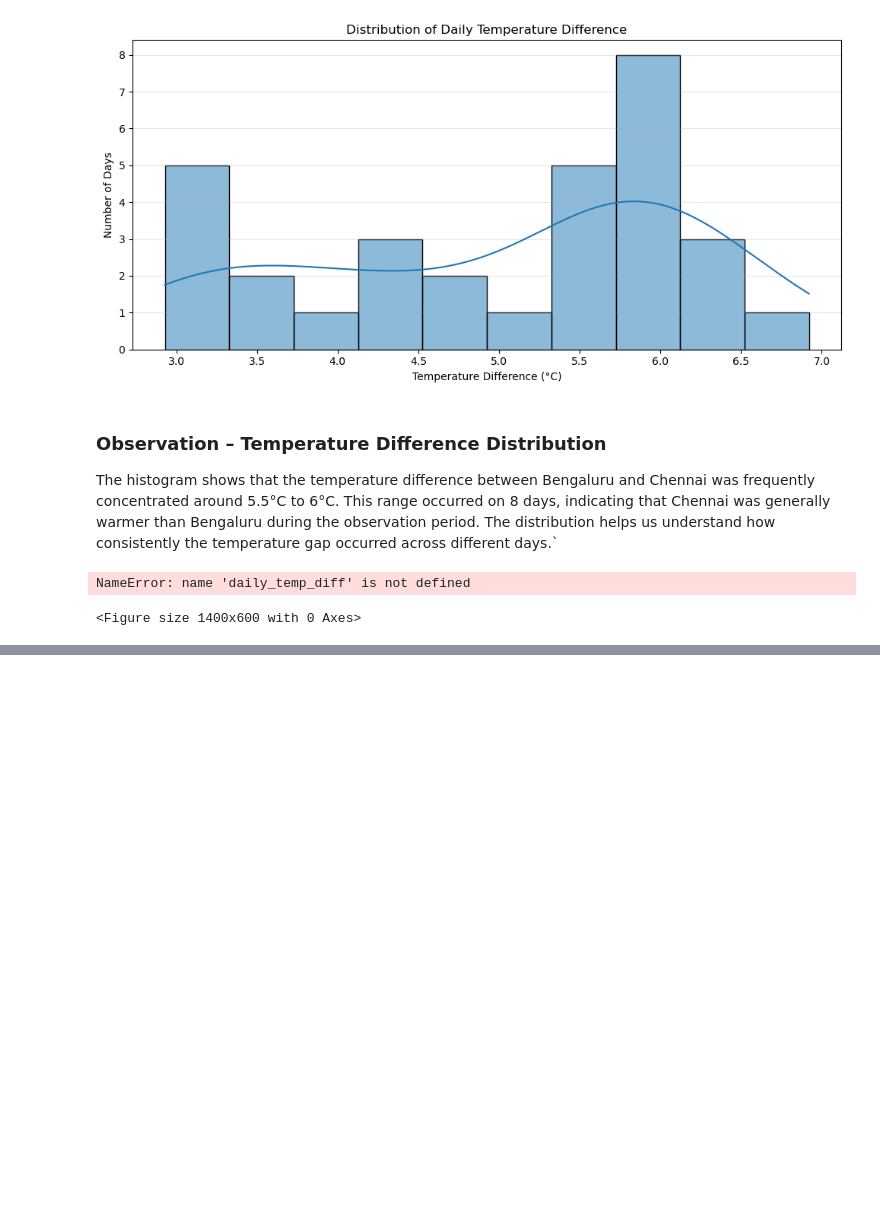
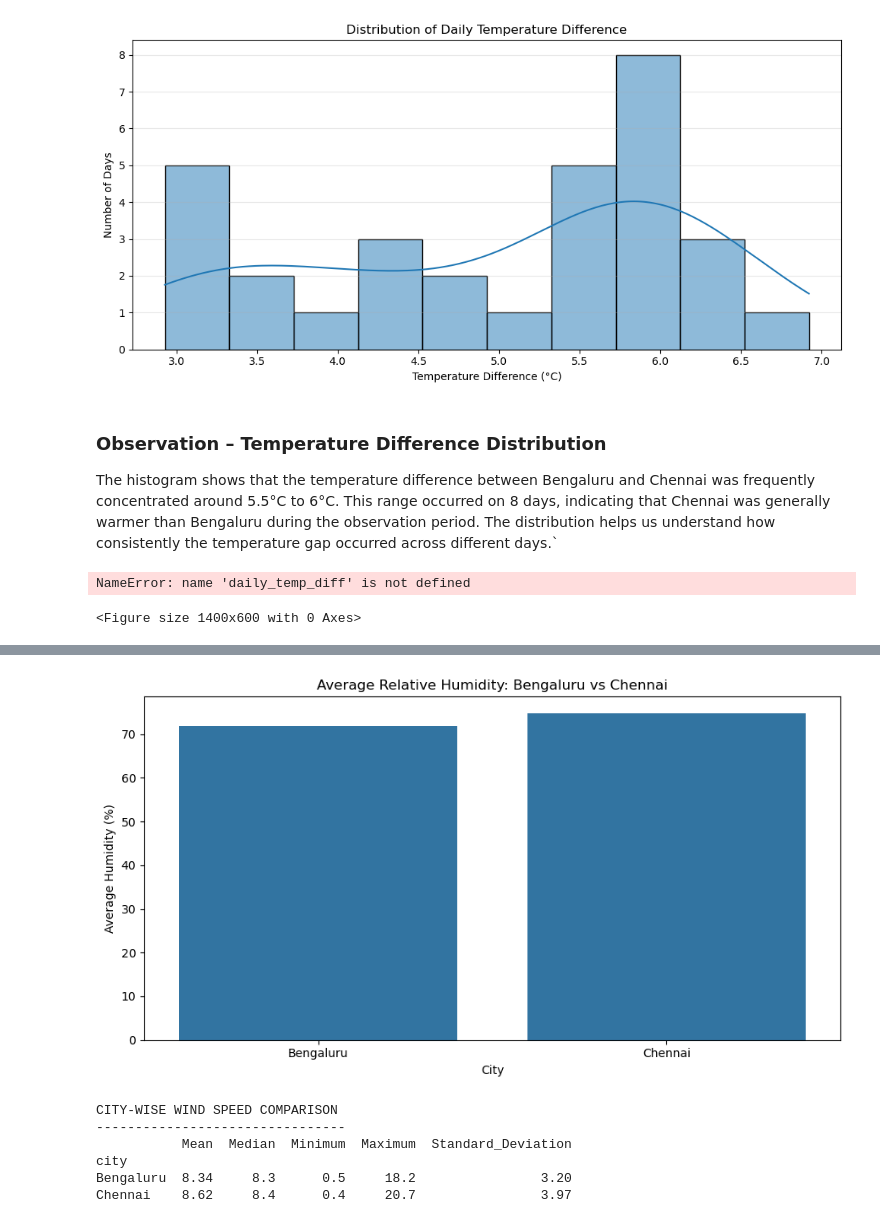
Before and after one commit to shabaz-syed/AtomSync-MicroClimate-Analaytics, a Jupyter notebook: Notebooks/01_data_understanding.ipynb, the cells around one changed output, grey strips where cells are left out. Saved outputs shown, nothing was run; the diff lists cells and outputs as text; code cells hidden in the pictures; blank space fills up the shorter version.

```diff
--- a/Notebooks/01_data_understanding.ipynb
+++ b/Notebooks/01_data_understanding.ipynb
@@ -1705,0 +1759,41 @@ plt.show()
+# %%
+
+# CITY-WISE HUMIDITY COMPARISON CHART
+
+plt.figure(figsize=(9, 5))
+
+sns.barplot(
+    x=humidity_comparison.index,
+    y=humidity_comparison['Mean']
+)
+
+plt.title('Average Relative Humidity: Bengaluru vs Chennai')
+plt.xlabel('City')
+plt.ylabel('Average Humidity (%)')
+
+plt.tight_layout()
+plt.show()
+# %% [output]
+[figure, added]
+# %%
+
+# CITY-WISE WIND SPEED COMPARISON
+
+wind_comparison = df.groupby('city')['wind_speed_kmh'].agg(
+    Mean='mean',
+    Median='median',
+    Minimum='min',
+    Maximum='max',
+    Standard_Deviation='std'
+)
+
+print("CITY-WISE WIND SPEED COMPARISON")
+print("--------------------------------")
+print(wind_comparison.round(2))
+# %% [output]
+CITY-WISE WIND SPEED COMPARISON
+--------------------------------
+           Mean  Median  Minimum  Maximum  Standard_Deviation
+city
+Bengaluru  8.34     8.3      0.5     18.2                3.20
+Chennai    8.62     8.4      0.4     20.7                3.97
```
Also changed, not shown: parts of 12 cells of this notebook.
